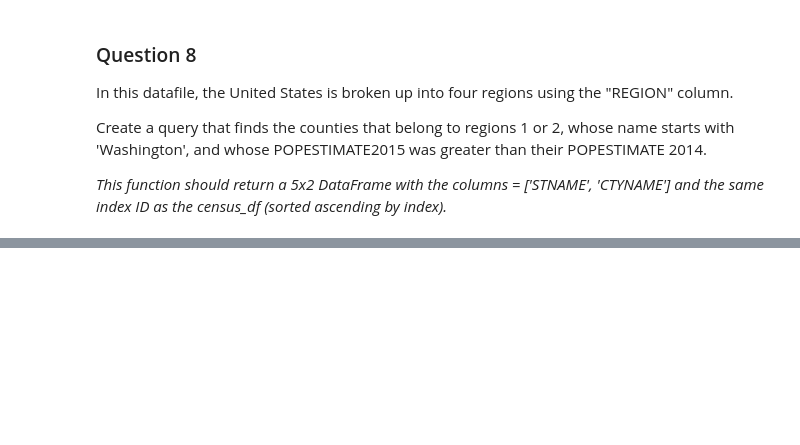
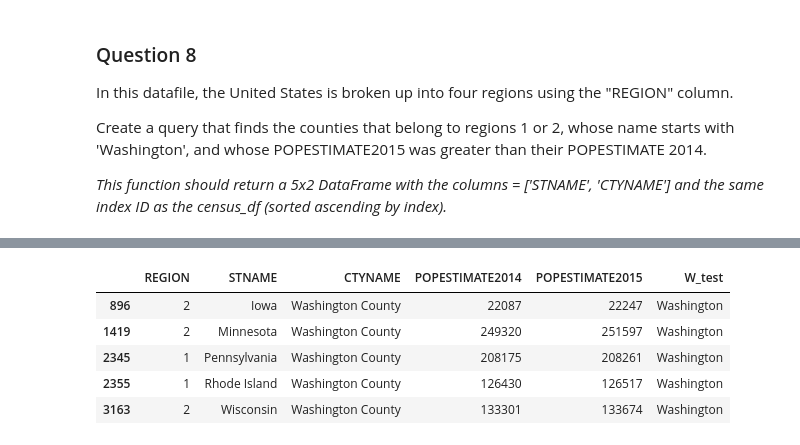
Before and after one commit to jonr10/basics_week1, a Jupyter notebook: Assignment 2.ipynb, the cells around one changed output, grey strips where cells are left out. Cells and saved outputs as stored; diff of their text form; code cells hidden in the pictures; blank space fills up the shorter version.

```diff
--- a/Assignment 2.ipynb
+++ b/Assignment 2.ipynb
@@ -414,0 +435,10 @@ def answer_eight():
+# %%
+df_8 = df_8[(df_8['W_test'] == 'Washington')]
+df_8
+# %% [output]
+|  | REGION | STNAME | CTYNAME | POPESTIMATE2014 | POPESTIMATE2015 | W_test |
+| 896 | 2 | Iowa | Washington County | 22087 | 22247 | Washington |
+| 1419 | 2 | Minnesota | Washington County | 249320 | 251597 | Washington |
+| 2345 | 1 | Pennsylvania | Washington County | 208175 | 208261 | Washington |
+| 2355 | 1 | Rhode Island | Washington County | 126430 | 126517 | Washington |
+| 3163 | 2 | Wisconsin | Washington County | 133301 | 133674 | Washington |
```
Also changed, not shown: parts of 10 cells of this notebook.
